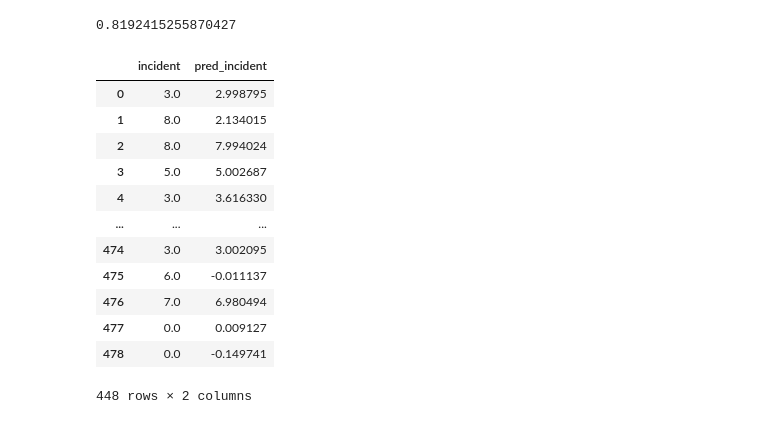
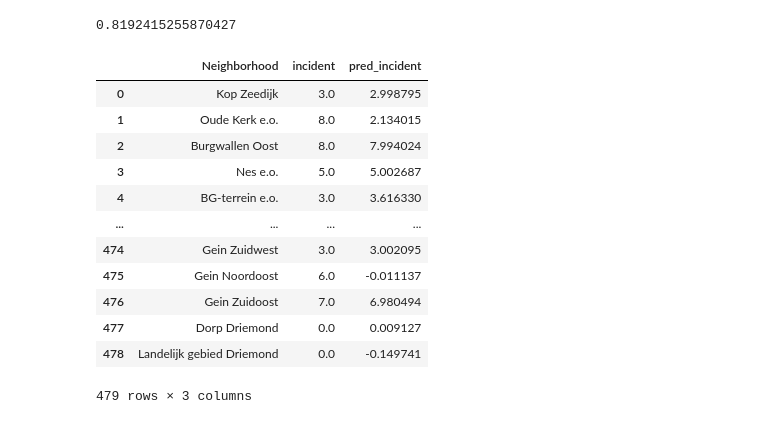
Before and after one commit to Rchou97/dsp, a Jupyter notebook: ML incidents/ml_incidents_XGBoost.ipynb, the cells around one changed output. Saved outputs shown, nothing was run; the diff lists cells and outputs as text; code cells hidden in the pictures.

```diff
--- a/ML incidents/ml_incidents_XGBoost.ipynb
+++ b/ML incidents/ml_incidents_XGBoost.ipynb
@@ -537,22 +537,23 @@ print(metrics.r2_score(df_features_clean['incident'], df_features_clean['pred_in
 # %% [output]
 0.8192415255870427
 # %%
-pred_csv = df_features['Neighborhood']
-pred_csv['incident', 'pred_incident'] = df_features_clean[['incident', 'pred_incident']]
+neighborhood = df_features['Neighborhood']
+pred_csv = pd.concat([neighborhood, df_features_clean], axis = 1)
+pred_csv = pred_csv[['Neighborhood', 'incident', 'pred_incident']]
 pred_csv
 # %% [output]
-|  | incident | pred_incident |
-| 0 | 3.0 | 2.998795 |
-| 1 | 8.0 | 2.134015 |
-| 2 | 8.0 | 7.994024 |
-| 3 | 5.0 | 5.002687 |
-| 4 | 3.0 | 3.616330 |
-| ... | ... | ... |
-| 474 | 3.0 | 3.002095 |
-| 475 | 6.0 | -0.011137 |
-| 476 | 7.0 | 6.980494 |
-| 477 | 0.0 | 0.009127 |
-| 478 | 0.0 | -0.149741 |
+|  | Neighborhood | incident | pred_incident |
+| 0 | Kop Zeedijk | 3.0 | 2.998795 |
+| 1 | Oude Kerk e.o. | 8.0 | 2.134015 |
+| 2 | Burgwallen Oost | 8.0 | 7.994024 |
+| 3 | Nes e.o. | 5.0 | 5.002687 |
+| 4 | BG-terrein e.o. | 3.0 | 3.616330 |
+| ... | ... | ... | ... |
+| 474 | Gein Zuidwest | 3.0 | 3.002095 |
+| 475 | Gein Noordoost | 6.0 | -0.011137 |
+| 476 | Gein Zuidoost | 7.0 | 6.980494 |
+| 477 | Dorp Driemond | 0.0 | 0.009127 |
+| 478 | Landelijk gebied Driemond | 0.0 | -0.149741 |
-448 rows × 2 columns
+479 rows × 3 columns
 # %%
 pred_csv.to_csv('prediction_output.csv')
```
Also changed, not shown: parts of 7 cells of this notebook, 1 other file.
